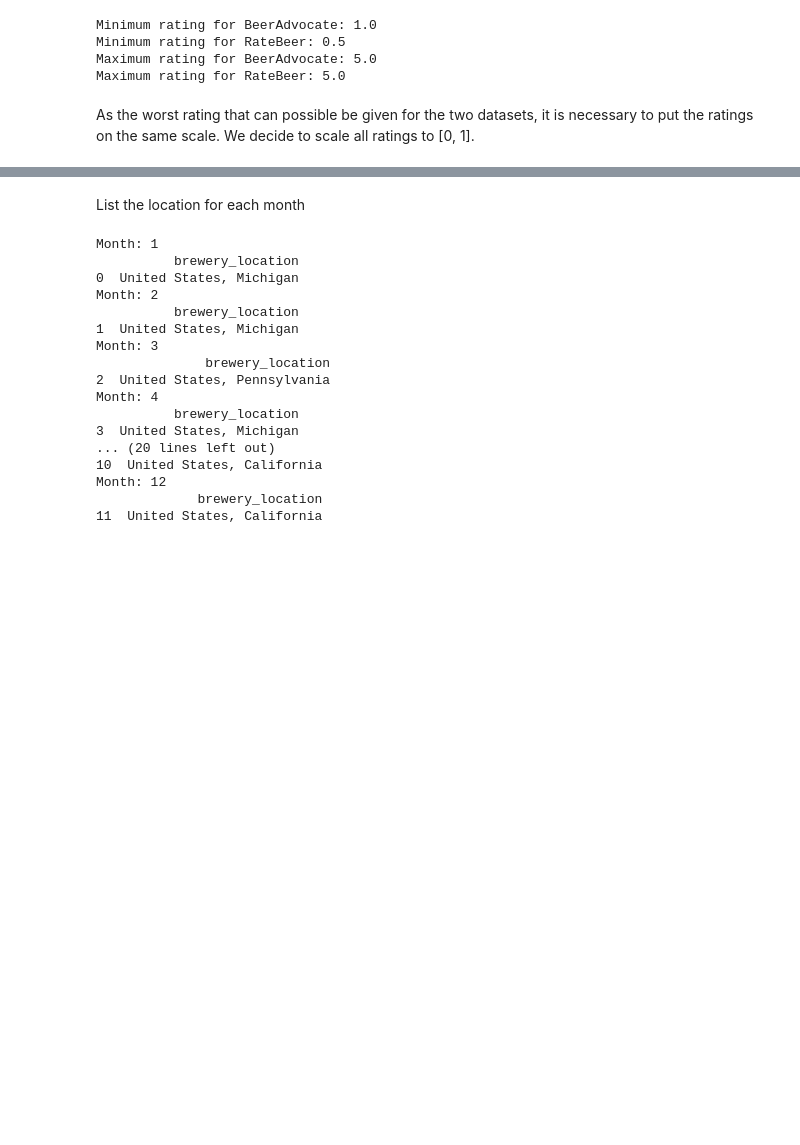
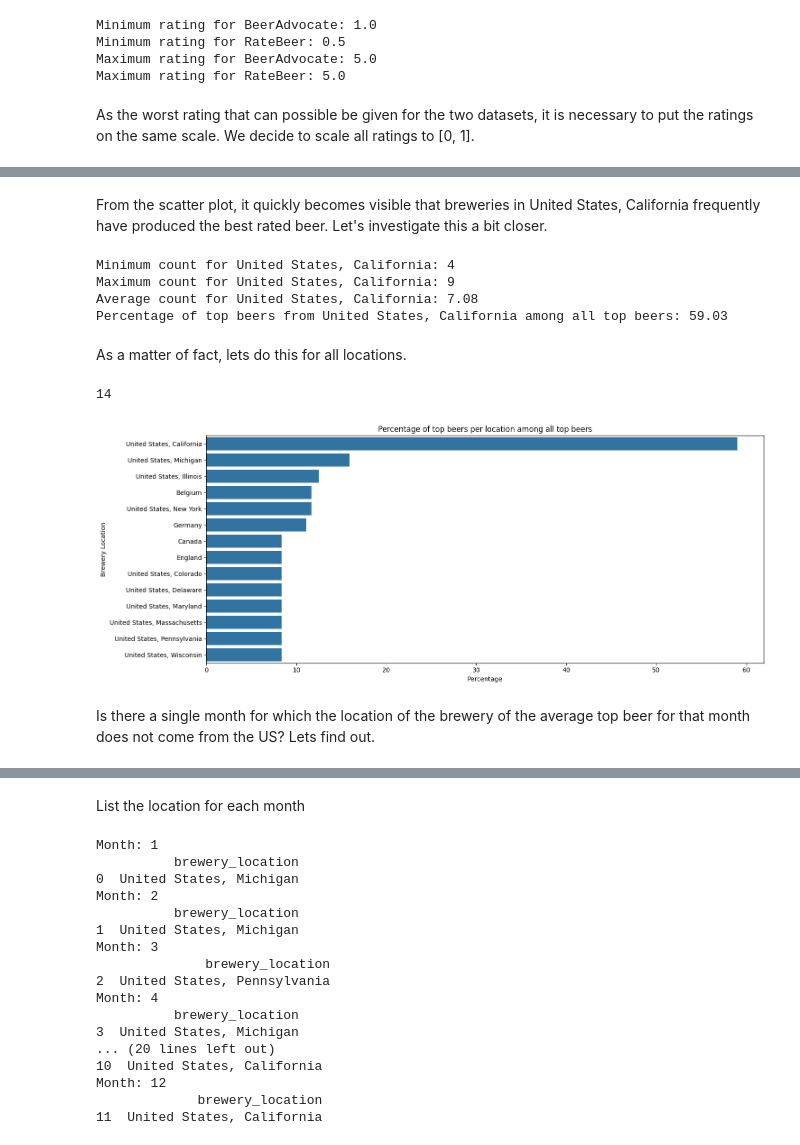
Before and after one commit to epfl-ada/ada-2023-project-datababes, a Jupyter notebook: eda2ALEX_location.ipynb, the cells around one changed output, grey strips where cells are left out. Saved outputs shown, nothing was run; the diff lists cells and outputs as text; code cells hidden in the pictures; blank space fills up the shorter version.

```diff
--- a/eda2ALEX_location.ipynb
+++ b/eda2ALEX_location.ipynb
@@ -1084,0 +1224,4 @@ ratings_mergeBeerMonth_df.head()
+# %%
+# add the coordinates of the breweries to the dataframe
+ratings_rankBeerMonthYearCUT_df['lat'] = ratings_rankBeerMonthYearCUT_df['brewery_location'].apply(get_geocodeLAT)
+ratings_rankBeerMonthYearCUT_df['lon'] = ratings_rankBeerMonthYearCUT_df['brewery_location'].apply(get_geocodeLON)
@@ -1084,0 +1262,64 @@ ratings_mergeBeerMonth_df.head()
+# %%
+# in order for month slider to be strictly increasing
+ratings_MonthLocationCUT_df = ratings_MonthLocationCUT_df.sort_values(by='month', ascending=True)
+
+fig = px.scatter_geo(ratings_MonthLocationCUT_df,
+                     lat='lat',
+                     lon='lon',
+                     # color='month',
+                     size='count',  # size of points determined by 'count' column
+                     title='Locations of the Breweries of the monthly Top Beers',
+                     # color_continuous_scale='Viridis',
+                     hover_data={'lon': False, 'lat': False, 'brewery_location': True, 'month': False},
+                     animation_frame='month')  # add a slider for 'month' column
+
+fig.update_layout(width=800, height=600)
+
+fig.show()
+# %% [markdown]
+From the scatter plot, it quickly becomes visible that breweries in United States, California frequently have produced the best rated beer. Let's investigate this a bit closer.
+# %%
+# minimum count for the location United States, California
+min_count = ratings_MonthLocationCUT_df[ratings_MonthLocationCUT_df['brewery_location'] == 'United States, California']['count'].min()
+max_count = ratings_MonthLocationCUT_df[ratings_MonthLocationCUT_df['brewery_location'] == 'United States, California']['count'].max()
+avg_count = ratings_MonthLocationCUT_df[ratings_MonthLocationCUT_df['brewery_location'] == 'United States, California']['count'].mean()
+numYears = 2016 - 2005 + 1
+print('Minimum count for United States, California:', min_count)
+print('Maximum count for United States, California:', max_count)
+print('Average count for United States, California:', round(avg_count, 2))
+print('Percentage of top beers from United States, California among all top beers:', round((avg_count / numYears) * 100, 2))
+# %% [output]
+Minimum count for United States, California: 4
+Maximum count for United States, California: 9
+Average count for United States, California: 7.08
+Percentage of top beers from United States, California among all top beers: 59.03
+# %% [markdown]
+As a matter of fact, lets do this for all locations.
+# %%
+locationAVG_df = ratings_MonthLocationCUT_df.copy()
+locationAVG_df = locationAVG_df.groupby('brewery_location').agg({'count': 'mean'}).reset_index()
+locationAVG_df = locationAVG_df.sort_values(by='count', ascending=False)
+numYears = 2016 - 2005 + 1
+locationAVG_df['percentage'] = (locationAVG_df['count'] / numYears) * 100
+print(len(locationAVG_df))
+# %% [output]
+14
+# %%
+# Set the figure size
+plt.figure(figsize=(15, 6))
+
+# Plot the bar chart
+sns.barplot(x='percentage', y='brewery_location', data=locationAVG_df)
+
+# Set the labels and title
+plt.xlabel('Percentage')
+plt.ylabel('Brewery Location')
+plt.title('Percentage of top beers per location among all top beers')
+
+# Adjust the layout and display the plot
+plt.tight_layout()
+plt.show()
+# %% [output]
+[figure, added]
+# %% [markdown]
+Is there a single month for which the location of the brewery of the average top beer for that month does not come from the US? Lets find out.
```
Also changed, not shown: parts of 32 cells of this notebook.
